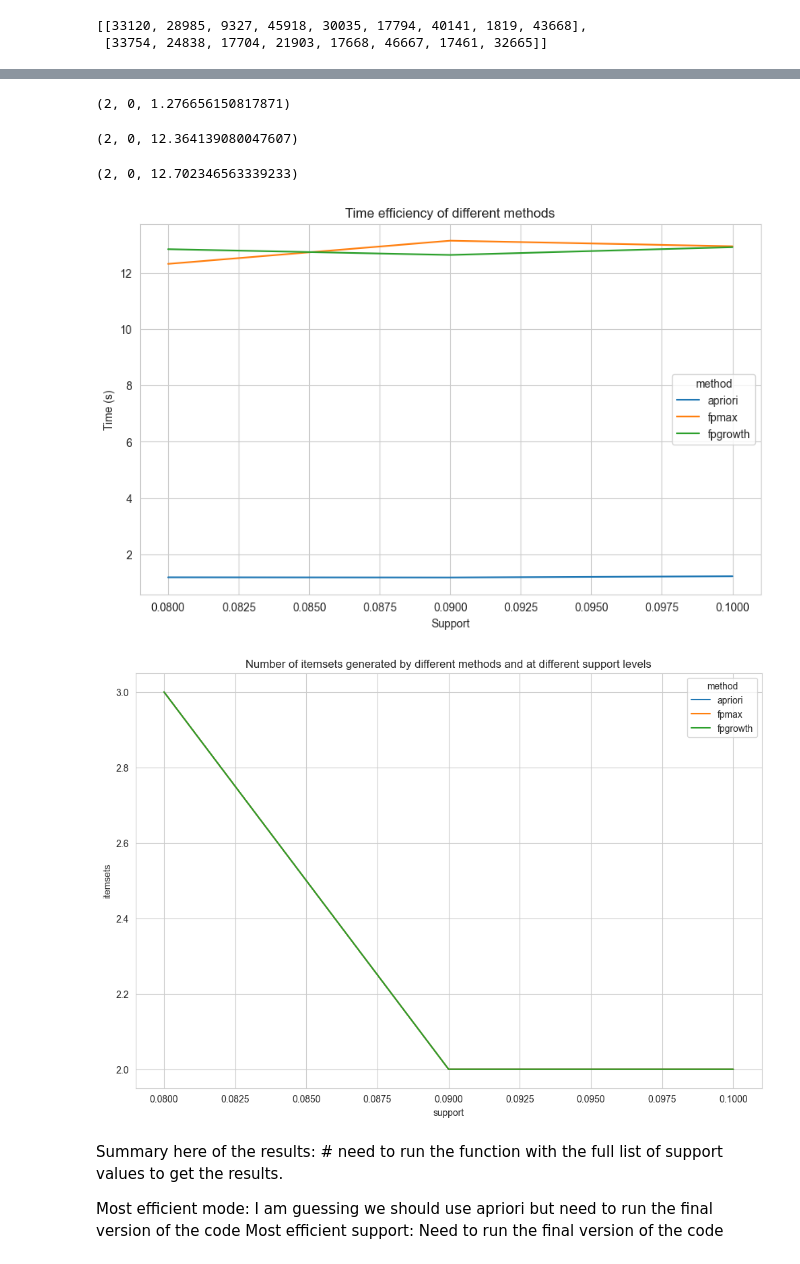
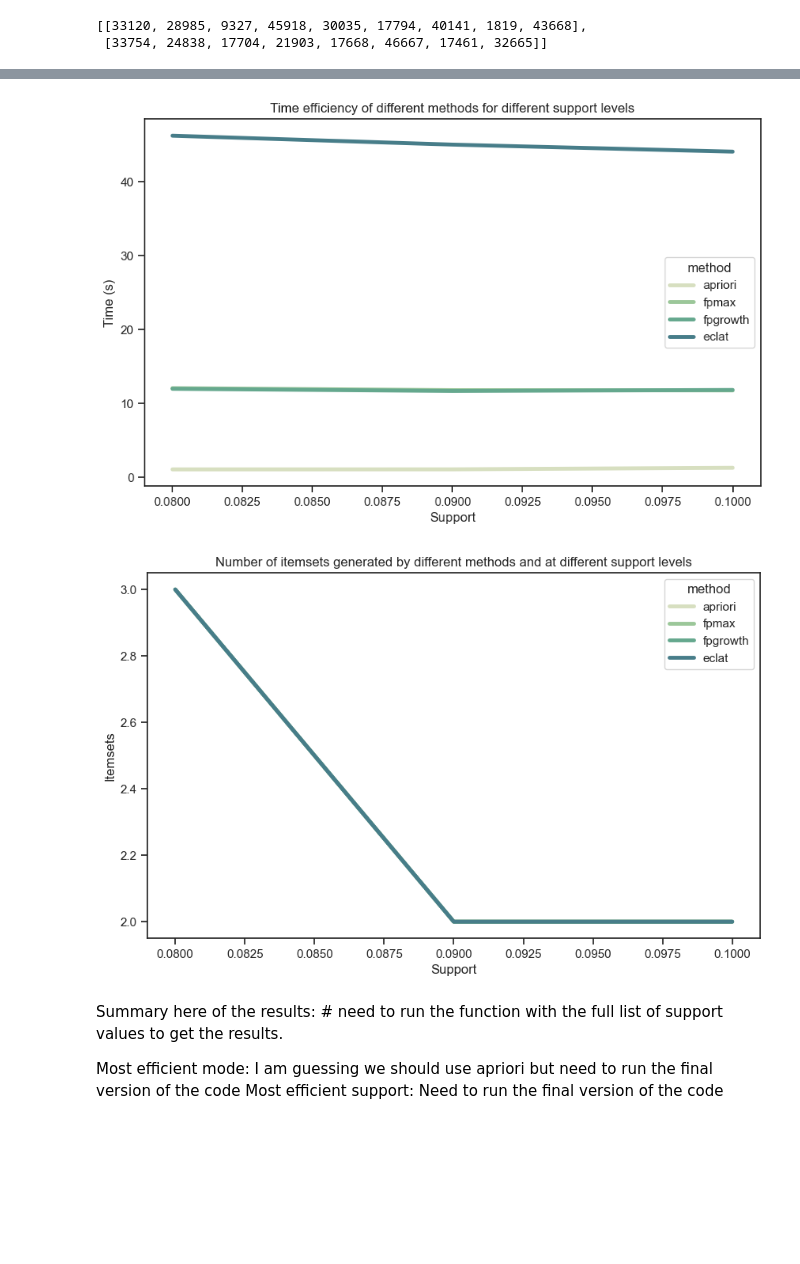
Before and after one commit to AntunesCSR/DM_Group_Project, a Jupyter notebook: HA2/data/HA2_catia.ipynb, the cells around one changed output, grey strips where cells are left out. Cells and saved outputs as stored; diff of their text form; code cells hidden in the pictures; blank space fills up the shorter version.

Commit message:
Eclat added to function

```diff
--- a/HA2/data/HA2_catia.ipynb
+++ b/HA2/data/HA2_catia.ipynb
@@ -73,7 +49,7 @@ order_products_list[:2]
 # %%
 #  transform the order_product_lists into a binary matrix
 te = TransactionEncoder()
-sparse_matrix_array = te.fit_transform(order_products_list, sparse=True)
+sparse_matrix = te.fit_transform(order_products_list, sparse=True)
 
 #17 seconds
 # %%
@@ -99,8 +78,8 @@ False
 # %%
 # Set a range of support levels to test
-support_levels = [0.01, 0.02,0.03, 0.04, 0.05]
+support_levels = [0.1, 0.09, 0.08] #[0.1, 0.09, 0.08, 0.07, 0.06, 0.05, 0.04, 0.03, 0.02, 0.01, 0.005, 0.001]
 
-# Define a function to generate itemsets and rules using a given method and support level
+# Function to generate itemsets and rules using a given method and support level
 def generate_itemsets_and_rules(method, support):
     start_time = time.time()
     if method == 'apriori':
@@ -109,30 +88,21 @@ def generate_itemsets_and_rules(method, support):
         itemsets = fpmax(orders_df, min_support=support, use_colnames=True)
     elif method == 'fpgrowth':
         itemsets = fpgrowth(orders_df, min_support=support, use_colnames=True)
+    elif method == 'eclat':
+        itemsets = pyeclat(order_products_list, support)
     rules = association_rules(itemsets, metric='lift', min_threshold=1)
     end_time = time.time()
     return len(itemsets), len(rules), end_time - start_time
-# %%
-generate_itemsets_and_rules('apriori',0.09)
-# %% [output]
-(2, 0, 1.276656150817871)
-# %%
-generate_itemsets_and_rules('fpmax',0.09)
-# %% [output]
-(2, 0, 12.364139080047607)
-# %%
-generate_itemsets_and_rules('fpgrowth',0.09)
-# %% [output]
-(2, 0, 12.702346563339233)
 # %%
-# Generate itemsets and rules using different methods and support levels
+# Generate itemsets and rules using different methods and support levels for comparison
 results = []
-for method in ['apriori', 'fpmax', 'fpgrowth']:
+for method in ['apriori', 'fpmax', 'fpgrowth', 'eclat']:
     for support in support_levels:
         itemsets_count, rules_count, time_elapsed = generate_itemsets_and_rules(method, support)
         results.append((method, support, itemsets_count, rules_count, time_elapsed))
 
 # done with support levels of [0.1, 0.09, 0.08] so far because it takes too long to run with full list of support levels that need to be tested. Will run this later with full support levels
+#1.22min
 # %%
 # Create a dataframe from the results
 results_df = pd.DataFrame(results, columns=['method', 'support', 'itemsets', 'rules', 'time'])
@@ -142,25 +112,31 @@ results_df
 results_df.to_csv('results.csv', index=False)
 # %%
 # Plot of how time efficient the different methods are
-sns.set_style('whitegrid')
+sns.set_style('ticks')
+sns.set_context("notebook", font_scale=1, rc={"lines.linewidth": 3.5})
 plt.figure(figsize=(10, 6))
+sns.set_palette(sns.cubehelix_palette(start=.5, rot=-.75))
 sns.lineplot(x='support', y='time', hue='method', data=results_df)
-plt.title('Time efficiency of different methods')
+plt.title('Time efficiency of different methods for different support levels')
 plt.xlabel('Support')
 plt.ylabel('Time (s)')
 plt.savefig('time_efficiency.png')
-plt.show()
 # %% [output]
-[figure, old version]
+[figure, new version]
 # %%
 # Plot how many rules are generated by the different methods
-sns.set_style('whitegrid')
-plt.figure(figsize=(12, 8))
+sns.set_style('ticks')
+sns.set_context("notebook", font_scale=1, rc={"lines.linewidth": 3.5})
+plt.figure(figsize=(10, 6))
+sns.set_palette(sns.cubehelix_palette(start=.5, rot=-.75))
 sns.lineplot(x='support', y='itemsets', hue='method', data=results_df)
 plt.title('Number of itemsets generated by different methods and at different support levels')
+plt.xlabel('Support')
+plt.ylabel('Itemsets')
+plt.savefig('Itemsets_efficiency.png')
 plt.show()
 # %% [output]
-[figure, old version]
+[figure, new version]
 # %% [markdown]
 Summary here of the results: # need to run the function with the full list of support values to get the results.
 
```
Also changed, not shown: parts of 7 cells of this notebook.
